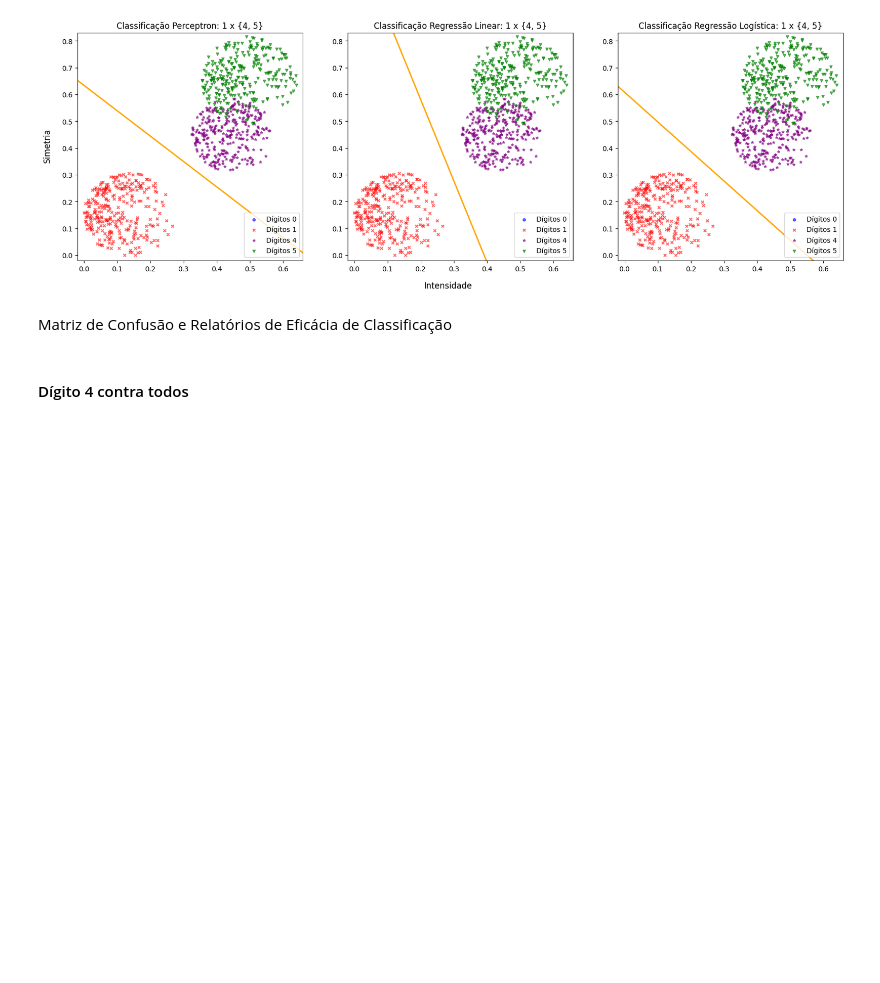
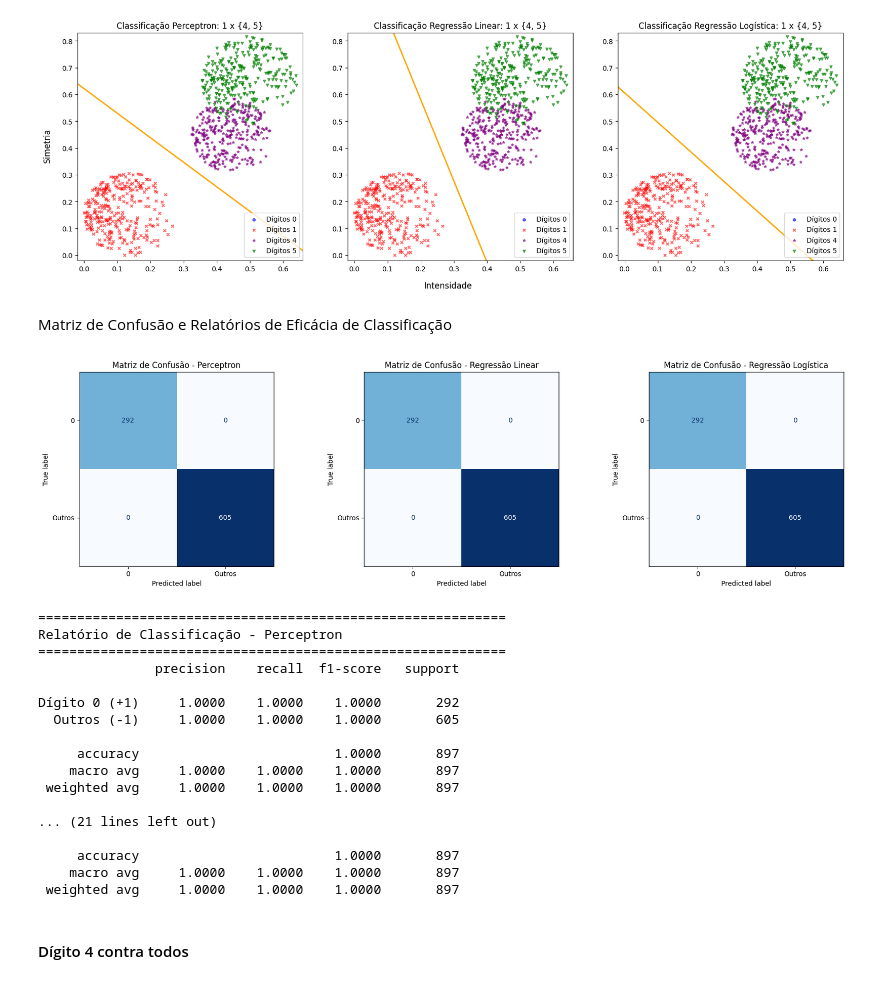
Before and after one commit to mshaeut/Projeto_Aprendizagem_de_Maquina-Reconhecimento_de_Digitos, a Jupyter notebook: AM-Projeto1-Implementacoes-LA.ipynb, the cells around one changed output. Drawn from its saved outputs; the diff is of its cells as text; code cells hidden in the pictures; blank space fills up the shorter version.

```diff
--- a/AM-Projeto1-Implementacoes-LA.ipynb
+++ b/AM-Projeto1-Implementacoes-LA.ipynb
@@ -669,3 +641,24 @@ for nome, y_pred in classifiers_1Xall.items():
+# %%
+matriz_confusao_relatorio_eficacia(PLAclass1Xall, RLclass1Xall, RLOclass1Xall, Y_teste1Xall)
+# %% [output]
+[figure, added]
+============================================================
+Relatório de Classificação - Perceptron
+============================================================
+               precision    recall  f1-score   support
+
+Dígito 0 (+1)     1.0000    1.0000    1.0000       292
+  Outros (-1)     1.0000    1.0000    1.0000       605
+
+     accuracy                         1.0000       897
+    macro avg     1.0000    1.0000    1.0000       897
+ weighted avg     1.0000    1.0000    1.0000       897
+
+... (21 lines left out)
+
+     accuracy                         1.0000       897
+    macro avg     1.0000    1.0000    1.0000       897
+ weighted avg     1.0000    1.0000    1.0000       897
 # %% [markdown]
 #### Dígito 4 contra todos
 # %% [markdown]
```
Also changed, not shown: parts of 18 cells of this notebook.
